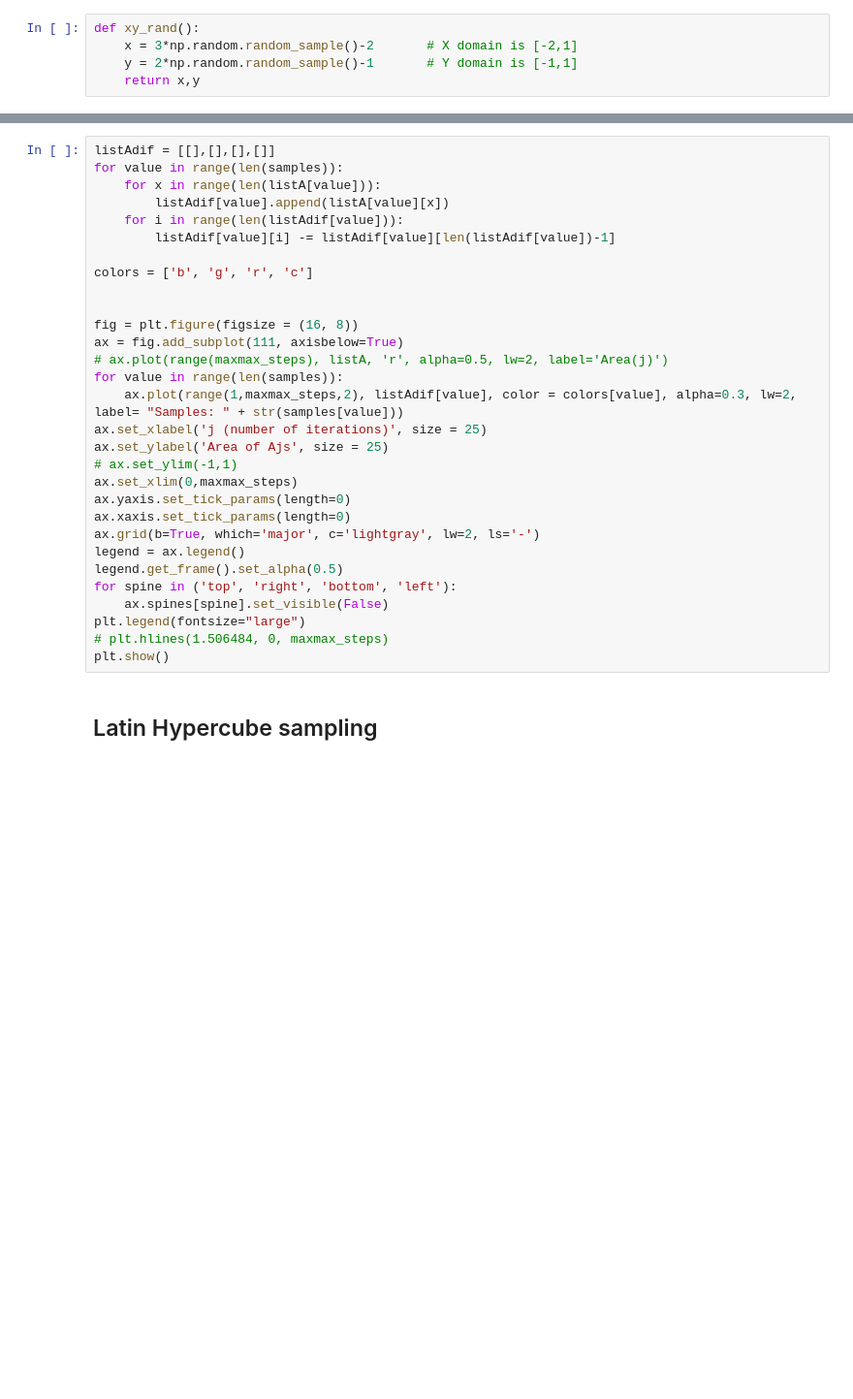
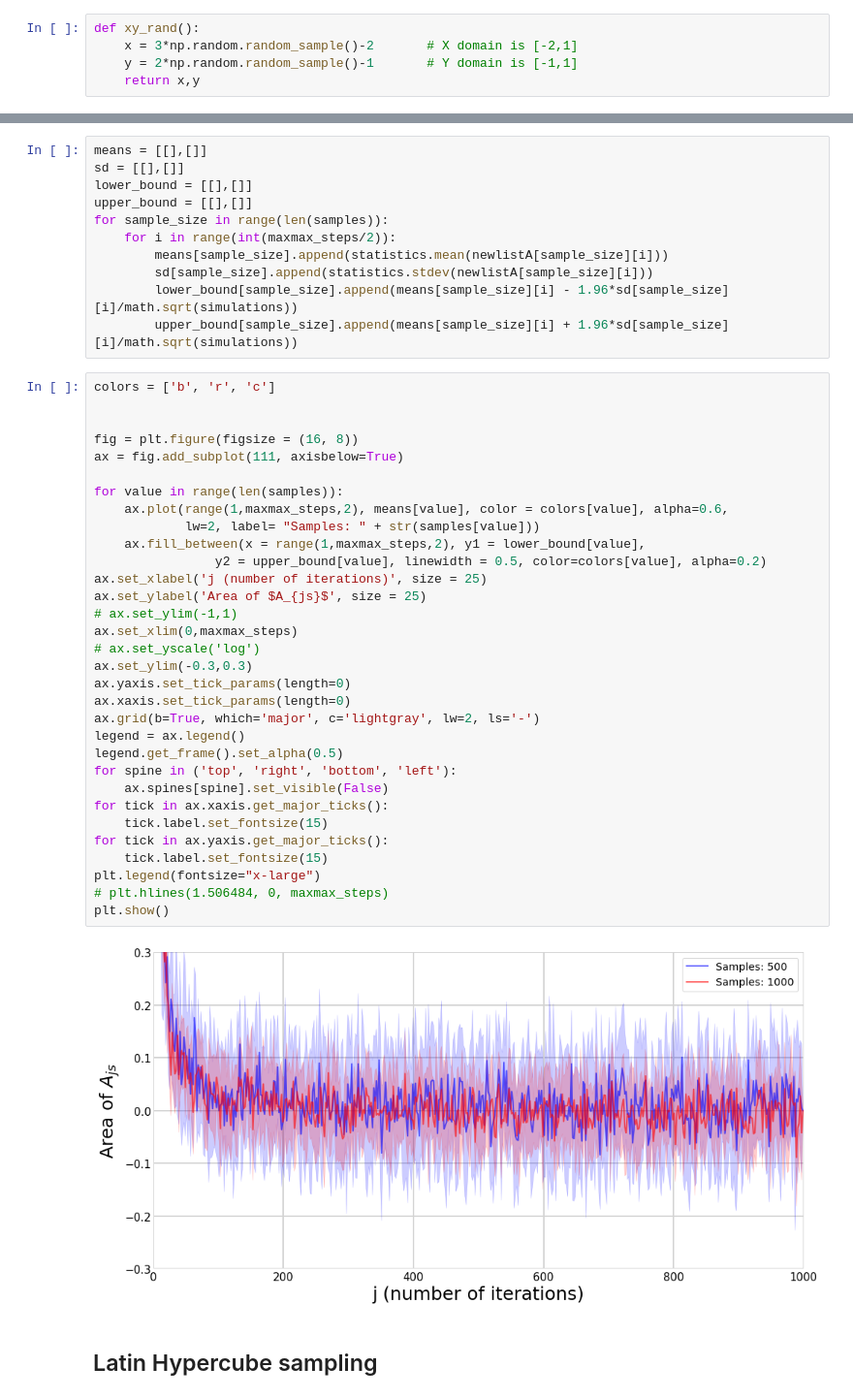
Before and after one commit to Florisdv5/Mandelbrot, a Jupyter notebook: Mandelbrot.ipynb, the cells around one changed output, grey strips where cells are left out. Shown at 97% size. Cells and saved outputs as stored; diff of their text form; blank space fills up the shorter version.

```diff
--- a/Mandelbrot.ipynb
+++ b/Mandelbrot.ipynb
@@ -142,33 +166,48 @@ newlistA = [[]]
+# %%
+means = [[],[]]
+sd = [[],[]]
+lower_bound = [[],[]]
+upper_bound = [[],[]]
+for sample_size in range(len(samples)):
+    for i in range(int(maxmax_steps/2)):
+        means[sample_size].append(statistics.mean(newlistA[sample_size][i]))
+        sd[sample_size].append(statistics.stdev(newlistA[sample_size][i]))
+        lower_bound[sample_size].append(means[sample_size][i] - 1.96*sd[sample_size][i]/math.sqrt(simulations))
+        upper_bound[sample_size].append(means[sample_size][i] + 1.96*sd[sample_size][i]/math.sqrt(simulations))
 # %%
-listAdif = [[],[],[],[]]
-for value in range(len(samples)):
-    for x in range(len(listA[value])):
-        listAdif[value].append(listA[value][x])
-    for i in range(len(listAdif[value])):
-        listAdif[value][i] -= listAdif[value][len(listAdif[value])-1]
-
-colors = ['b', 'g', 'r', 'c']
+colors = ['b', 'r', 'c']
 
 
 fig = plt.figure(figsize = (16, 8))
 ax = fig.add_subplot(111, axisbelow=True)
-# ax.plot(range(maxmax_steps), listA, 'r', alpha=0.5, lw=2, label='Area(j)')
+
 for value in range(len(samples)):
-    ax.plot(range(1,maxmax_steps,2), listAdif[value], color = colors[value], alpha=0.3, lw=2, label= "Samples: " + str(samples[value]))
+    ax.plot(range(1,maxmax_steps,2), means[value], color = colors[value], alpha=0.6,
+            lw=2, label= "Samples: " + str(samples[value]))
+    ax.fill_between(x = range(1,maxmax_steps,2), y1 = lower_bound[value],
+                y2 = upper_bound[value], linewidth = 0.5, color=colors[value], alpha=0.2)
 ax.set_xlabel('j (number of iterations)', size = 25)
-ax.set_ylabel('Area of Ajs', size = 25)
+ax.set_ylabel('Area of $A_{js}$', size = 25)
 # ax.set_ylim(-1,1)
 ax.set_xlim(0,maxmax_steps)
+# ax.set_yscale('log')
+ax.set_ylim(-0.3,0.3)
 ax.yaxis.set_tick_params(length=0)
 ax.xaxis.set_tick_params(length=0)
 ax.grid(b=True, which='major', c='lightgray', lw=2, ls='-')
 legend = ax.legend()
 legend.get_frame().set_alpha(0.5)
 for spine in ('top', 'right', 'bottom', 'left'):
     ax.spines[spine].set_visible(False)
-plt.legend(fontsize="large")
+for tick in ax.xaxis.get_major_ticks():
+    tick.label.set_fontsize(15)
+for tick in ax.yaxis.get_major_ticks():
+    tick.label.set_fontsize(15)
+plt.legend(fontsize="x-large")
 # plt.hlines(1.506484, 0, maxmax_steps)
 plt.show()
+# %% [output]
+[figure, added]
 # %% [markdown]
 ## Latin Hypercube sampling
 # %%
```
Also changed, not shown: parts of 12 cells of this notebook.
